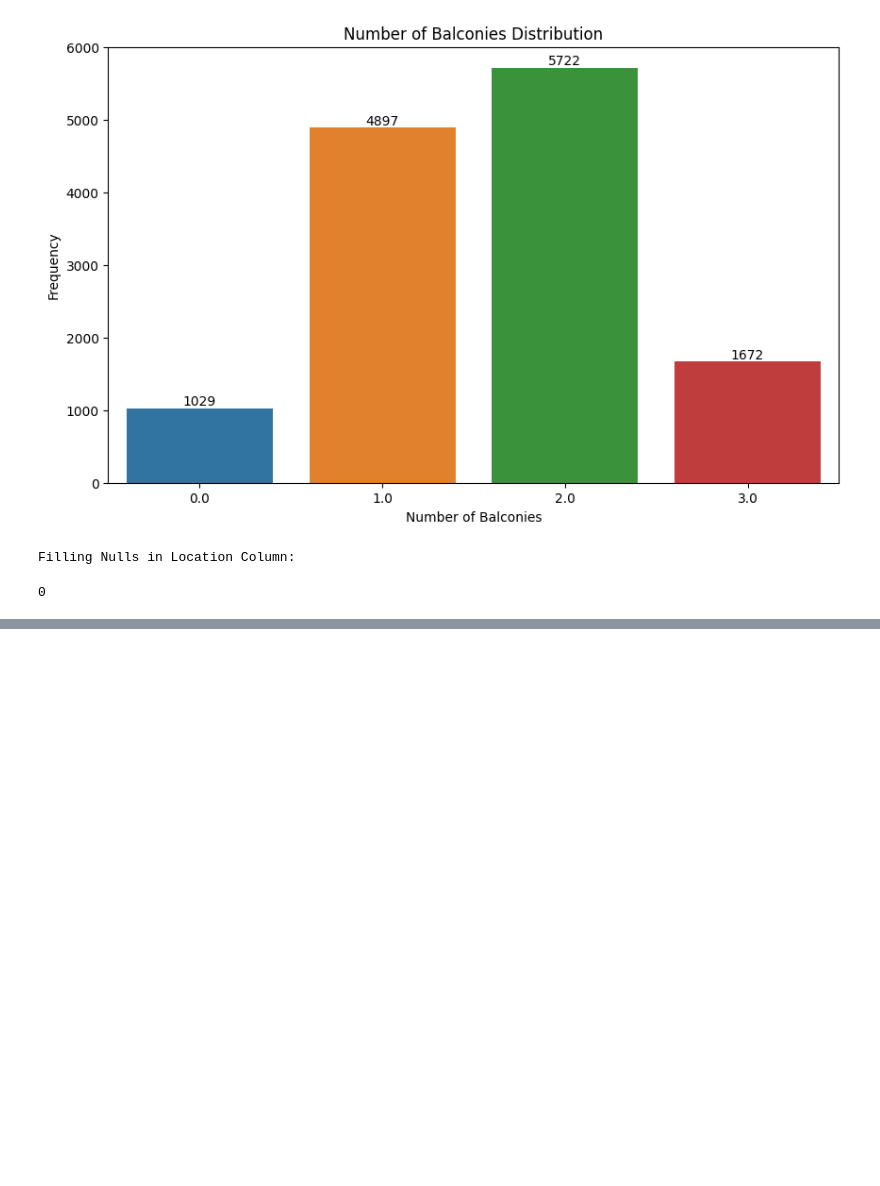
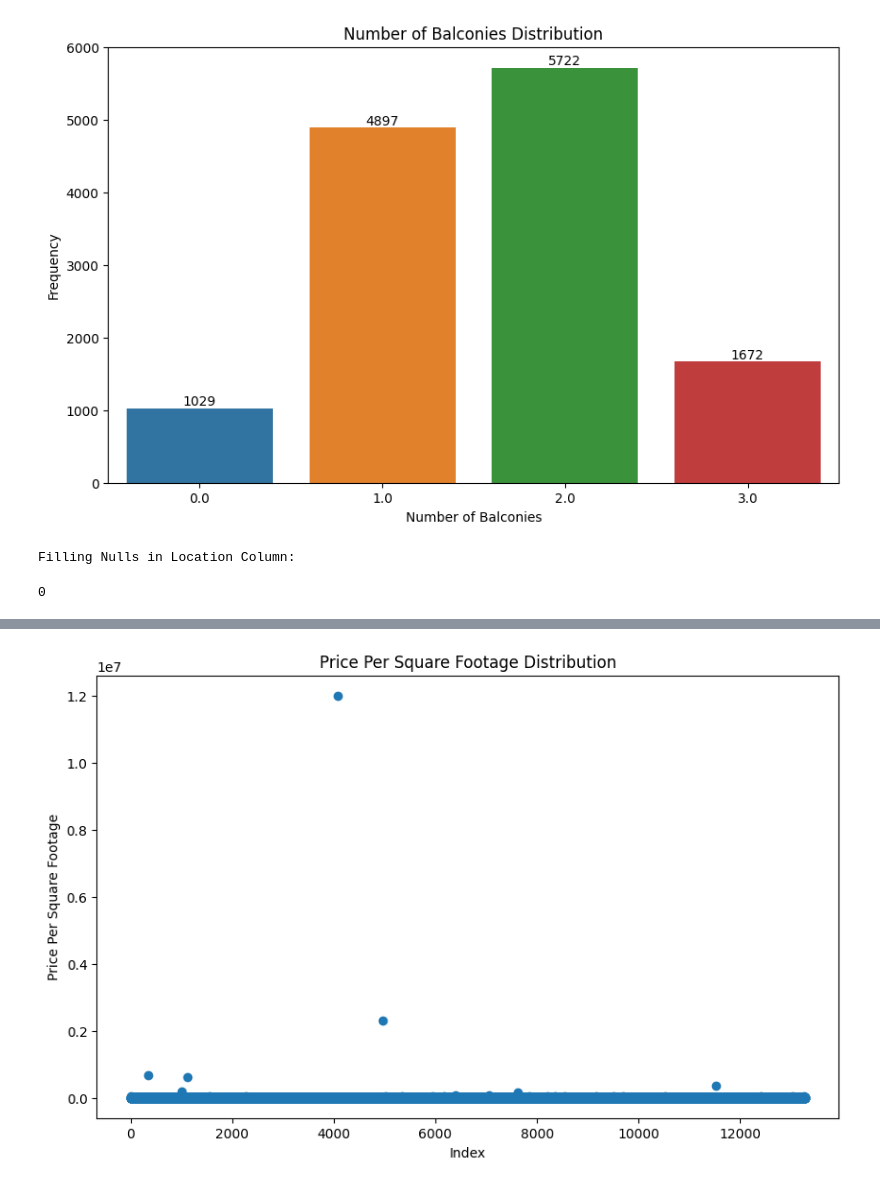
Before and after one commit to LCM-org/AML-3104-BHPP, a Jupyter notebook: main.ipynb, the cells around one changed output, grey strips where cells are left out. Cells and saved outputs as stored; diff of their text form; code cells hidden in the pictures; blank space fills up the shorter version.

```diff
--- a/main.ipynb
+++ b/main.ipynb
@@ -354,0 +522,7 @@ Filling Nulls in Location Column:
+# %%
+# Creating a new column 'price_per_sqft' by calculating the price per square foot
+house['price_per_sqft'] = house['price'] * 100000 / house['total_sqft']
+
+# Displaying the 'price_per_sqft' column
+print("Making a New Column 'Price per Square Feet':")
+display(house['price_per_sqft'])
@@ -354,0 +543,16 @@ Filling Nulls in Location Column:
+# %%
+# Setting the figure size
+plt.figure(figsize=(10, 6))
+
+# Creating a scatter plot for the 'price_per_sqft' column
+plt.scatter(range(len(house["price_per_sqft"])), house["price_per_sqft"])
+
+# Adding axis labels and title
+plt.xlabel("Index")
+plt.ylabel("Price Per Square Footage")
+plt.title("Price Per Square Footage Distribution")
+
+# Displaying the plot
+plt.show()
+# %% [output]
+[figure, added]
```
Also changed, not shown: parts of 11 cells of this notebook.
